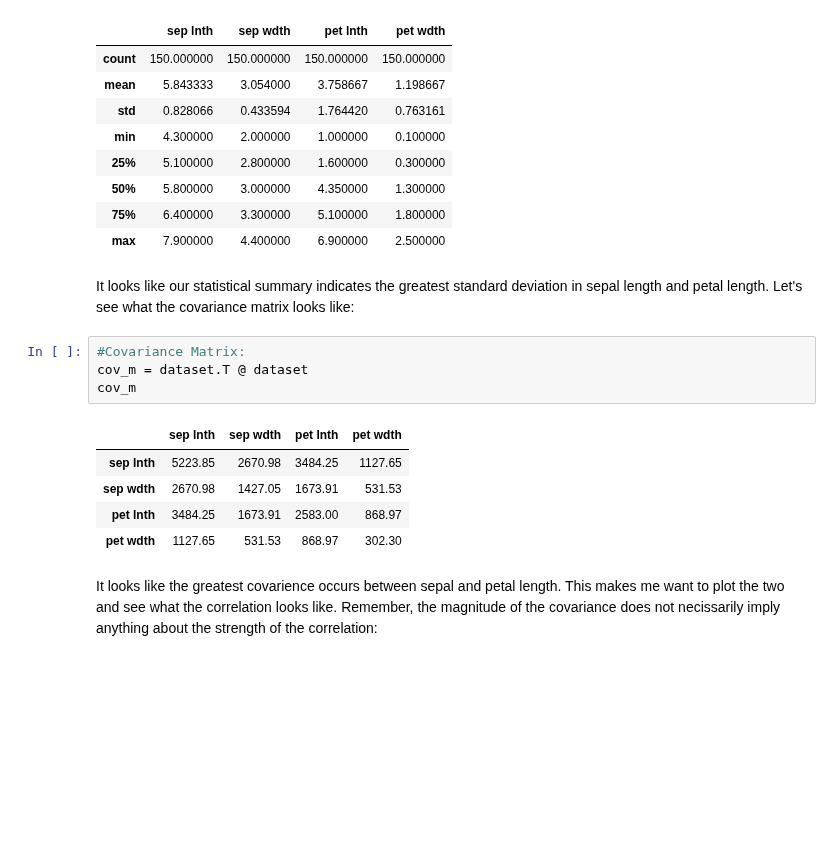
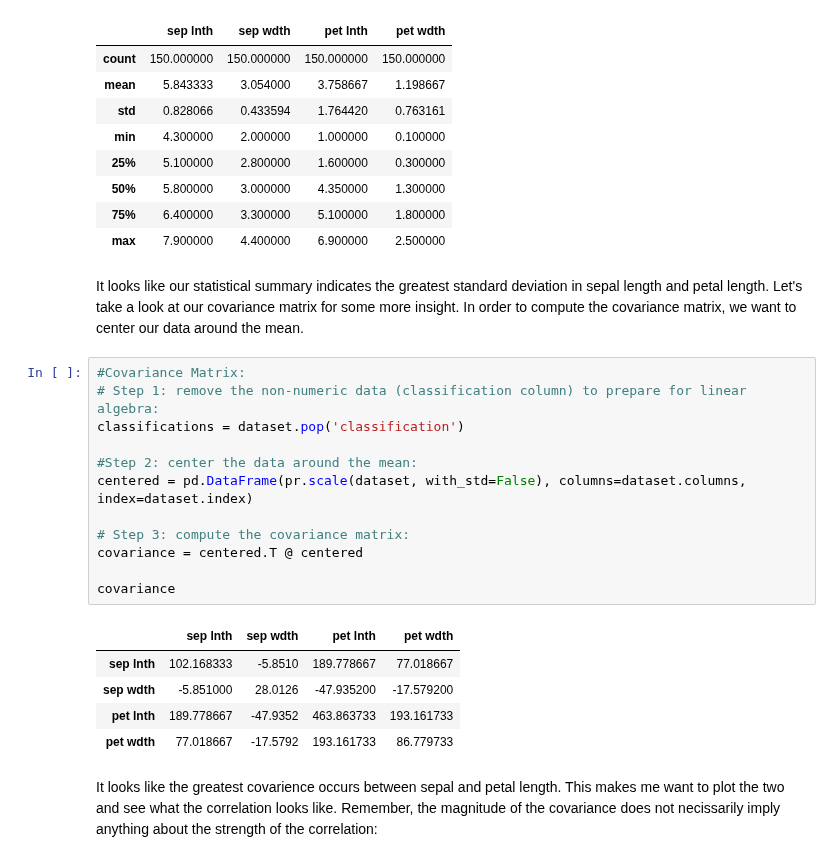
Before and after one commit to wcneill/ml-from-scratch, a Jupyter notebook: jupyter_practice/linear_regression_02.ipynb, the cells around one changed output. Drawn from its saved outputs; the diff is of its cells as text; blank space fills up the shorter version.

```diff
--- a/jupyter_practice/linear_regression_02.ipynb
+++ b/jupyter_practice/linear_regression_02.ipynb
@@ -46,17 +49,25 @@ dataset.describe()
 | 75% | 6.400000 | 3.300000 | 5.100000 | 1.800000 |
 | max | 7.900000 | 4.400000 | 6.900000 | 2.500000 |
 # %% [markdown]
-It looks like our statistical summary indicates the greatest standard deviation in sepal length and petal length. Let's see what the covariance matrix looks like:
+It looks like our statistical summary indicates the greatest standard deviation in sepal length and petal length. Let's take a look at our covariance matrix for some more insight. In order to compute the covariance matrix, we want to center our data around the mean.
-# %%
-#Covariance Matrix:
-cov_m = dataset.T @ dataset
-cov_m
-# %% [output]
-|  | sep lnth | sep wdth | pet lnth | pet wdth |
-| sep lnth | 5223.85 | 2670.98 | 3484.25 | 1127.65 |
-| sep wdth | 2670.98 | 1427.05 | 1673.91 | 531.53 |
-| pet lnth | 3484.25 | 1673.91 | 2583.00 | 868.97 |
-| pet wdth | 1127.65 | 531.53 | 868.97 | 302.30 |
+# %%
+#Covariance Matrix:
+# Step 1: remove the non-numeric data (classification column) to prepare for linear algebra:
+classifications = dataset.pop('classification')
+
+#Step 2: center the data around the mean:
+centered = pd.DataFrame(pr.scale(dataset, with_std=False), columns=dataset.columns, index=dataset.index)
+
+# Step 3: compute the covariance matrix:
+covariance = centered.T @ centered
+
+covariance
+# %% [output]
+|  | sep lnth | sep wdth | pet lnth | pet wdth |
+| sep lnth | 102.168333 | -5.8510 | 189.778667 | 77.018667 |
+| sep wdth | -5.851000 | 28.0126 | -47.935200 | -17.579200 |
+| pet lnth | 189.778667 | -47.9352 | 463.863733 | 193.161733 |
+| pet wdth | 77.018667 | -17.5792 | 193.161733 | 86.779733 |
 # %% [markdown]
 It looks like the greatest covarience occurs between sepal and petal length. This makes me want to plot the two and see what the correlation looks like. Remember, the magnitude of the covariance does not necissarily imply anything about the strength of the correlation:
 # %%
```
Also changed, not shown: parts of 3 cells of this notebook, 2 other files.
